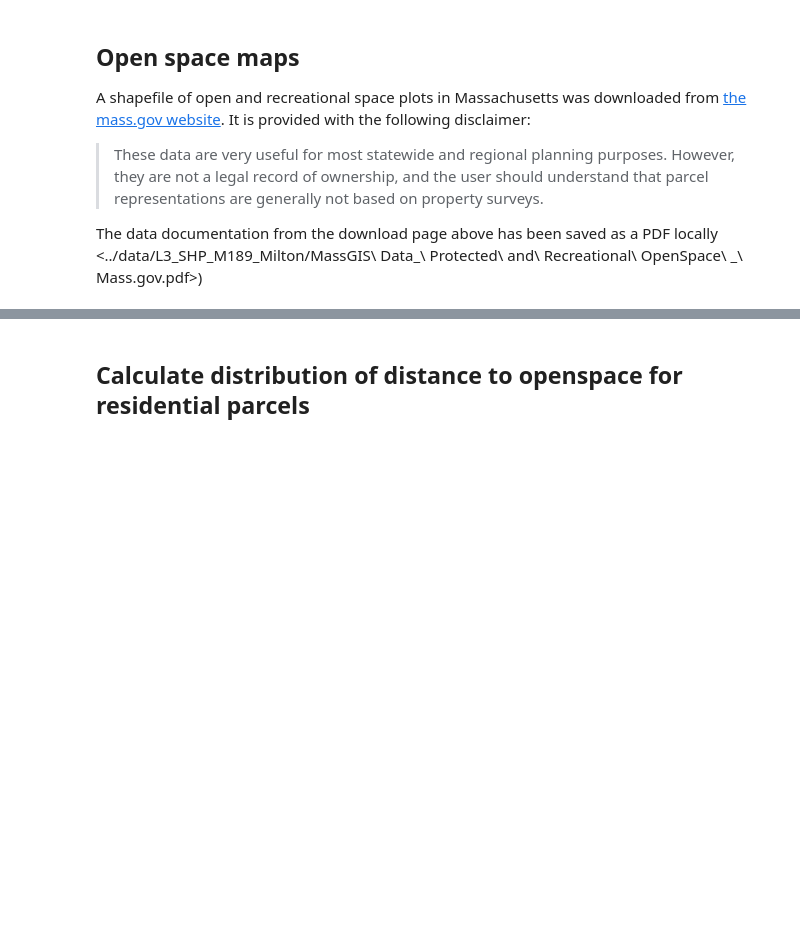
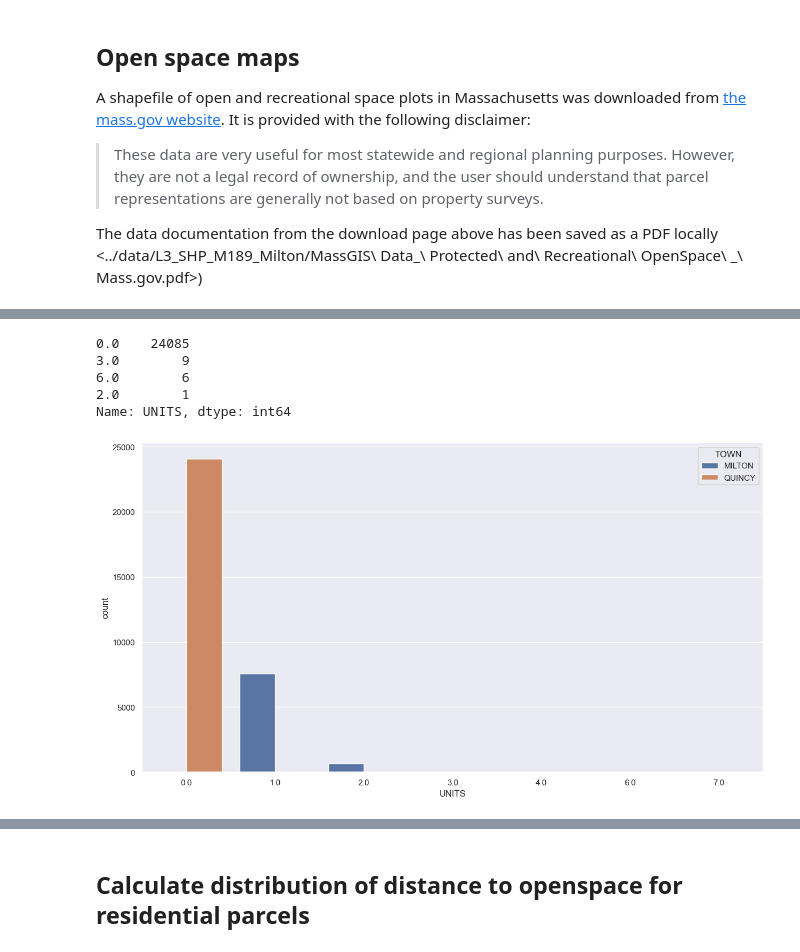
Before and after one commit to ahasha/milton_maps, a Jupyter notebook: notebooks/milton_maps.ipynb, the cells around one changed output, grey strips where cells are left out. Cells and saved outputs as stored; diff of their text form; code cells hidden in the pictures; blank space fills up the shorter version.

```diff
--- a/notebooks/milton_maps.ipynb
+++ b/notebooks/milton_maps.ipynb
@@ -55,0 +31,3 @@ print(tax_parcels.shape)
+# %%
+residential_tax_parcels = joblib.load("../data/processed/residential_tax_parcels.pkl")
+residential_tax_parcels.shape
@@ -257,7 +78,0 @@ result.shape
-# %%
-sns.set_context("talk")
-g = sns.displot(result.reset_index(), x='distance_to_openspace')
-g.set(xlabel="Distance to public openspace (meters)",
-      ylabel="Number of tax parcels",
-      title="Distribution of distance to openspace by tax parcel in Milton, MA")
-plt.show()
@@ -430,0 +116,16 @@ plt.show()
+# %%
+# The Quincy Assessor DB appaers not to use the "UNITS" field consistently.
+residential_tax_parcels.loc[residential_tax_parcels.TOWN=="QUINCY", "UNITS"].value_counts()
+# %% [output]
+0.0    24085
+3.0        9
+6.0        6
+2.0        1
+Name: UNITS, dtype: int64
+# %%
+sns.countplot(x="UNITS",
+              hue="TOWN",
+              data=residential_tax_parcels)
+plt.show()
+# %% [output]
+[figure, added]
```
Also changed, not shown: parts of 93 cells of this notebook, 9 other files.
